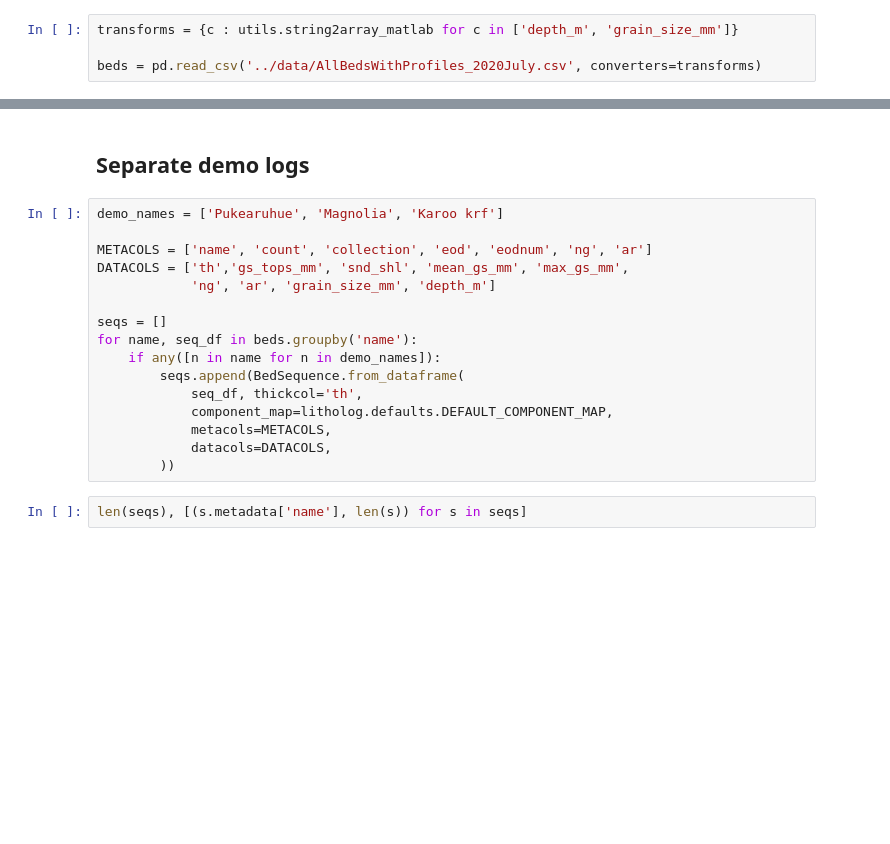
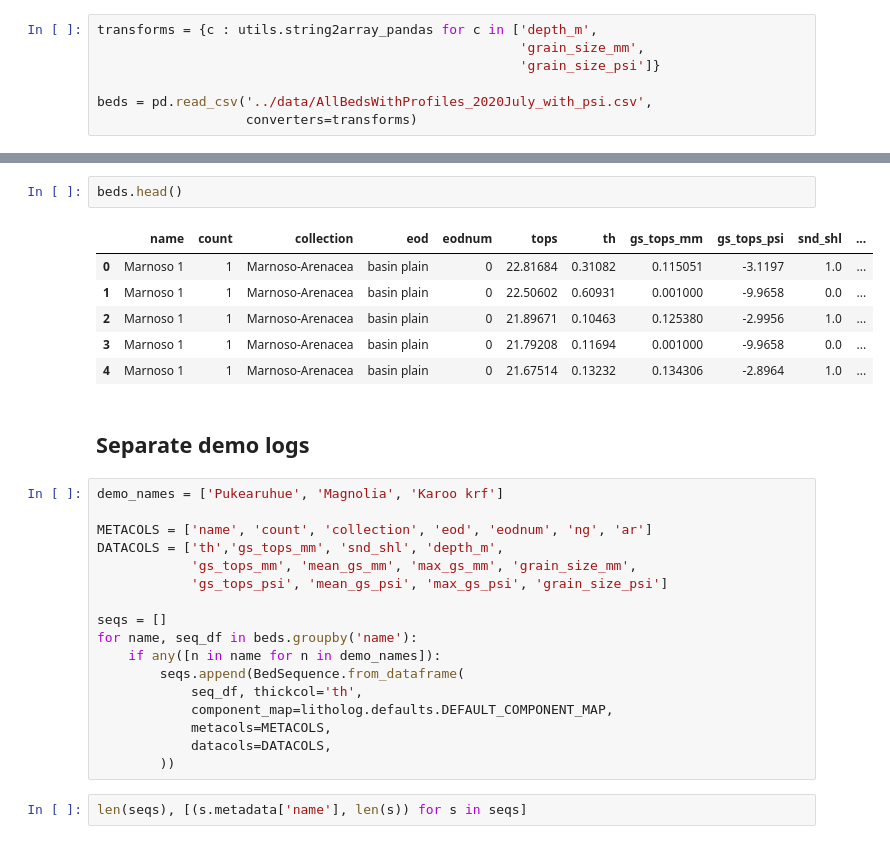
Before and after one commit to rgmyr/litholog, a Jupyter notebook: notebooks/working_demo.ipynb, the cells around one changed output, grey strips where cells are left out. Drawn from its saved outputs; the diff is of its cells as text; blank space fills up the shorter version.

```diff
--- a/notebooks/working_demo.ipynb
+++ b/notebooks/working_demo.ipynb
@@ -12,6 +15,9 @@ import litholog
 from litholog import utils
 from litholog.sequence import io, BedSequence
 # %%
-transforms = {c : utils.string2array_matlab for c in ['depth_m', 'grain_size_mm']}
+transforms = {c : utils.string2array_pandas for c in ['depth_m',
+                                                      'grain_size_mm',
+                                                      'grain_size_psi']}
 
-beds = pd.read_csv('../data/AllBedsWithProfiles_2020July.csv', converters=transforms)
+beds = pd.read_csv('../data/AllBedsWithProfiles_2020July_with_psi.csv',
+                   converters=transforms)
@@ -18,11 +32,21 @@ beds = pd.read_csv('../data/AllBedsWithProfiles_2020July.csv', converters=transf
+# %%
+beds.head()
+# %% [output]
+|  | name | count | collection | eod | eodnum | tops | th | gs_tops_mm | gs_tops_psi | snd_shl | ... |
+| 0 | Marnoso 1 | 1 | Marnoso-Arenacea | basin plain | 0 | 22.81684 | 0.31082 | 0.115051 | -3.1197 | 1.0 | ... |
+| 1 | Marnoso 1 | 1 | Marnoso-Arenacea | basin plain | 0 | 22.50602 | 0.60931 | 0.001000 | -9.9658 | 0.0 | ... |
+| 2 | Marnoso 1 | 1 | Marnoso-Arenacea | basin plain | 0 | 21.89671 | 0.10463 | 0.125380 | -2.9956 | 1.0 | ... |
+| 3 | Marnoso 1 | 1 | Marnoso-Arenacea | basin plain | 0 | 21.79208 | 0.11694 | 0.001000 | -9.9658 | 0.0 | ... |
+| 4 | Marnoso 1 | 1 | Marnoso-Arenacea | basin plain | 0 | 21.67514 | 0.13232 | 0.134306 | -2.8964 | 1.0 | ... |
 # %% [markdown]
 ## Separate demo logs
 # %%
 demo_names = ['Pukearuhue', 'Magnolia', 'Karoo krf']
 
 METACOLS = ['name', 'count', 'collection', 'eod', 'eodnum', 'ng', 'ar']
-DATACOLS = ['th','gs_tops_mm', 'snd_shl', 'mean_gs_mm', 'max_gs_mm',
-            'ng', 'ar', 'grain_size_mm', 'depth_m']
+DATACOLS = ['th','gs_tops_mm', 'snd_shl', 'depth_m',
+            'gs_tops_mm', 'mean_gs_mm', 'max_gs_mm', 'grain_size_mm',
+            'gs_tops_psi', 'mean_gs_psi', 'max_gs_psi', 'grain_size_psi']
 
 seqs = []
 for name, seq_df in beds.groupby('name'):
```
Also changed, not shown: parts of 36 cells of this notebook, 3 other files.
